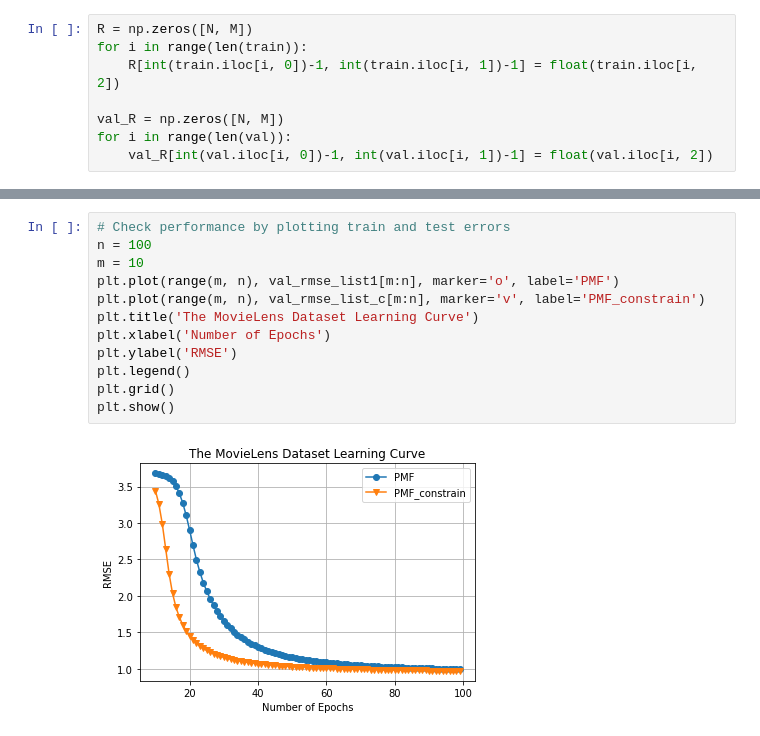
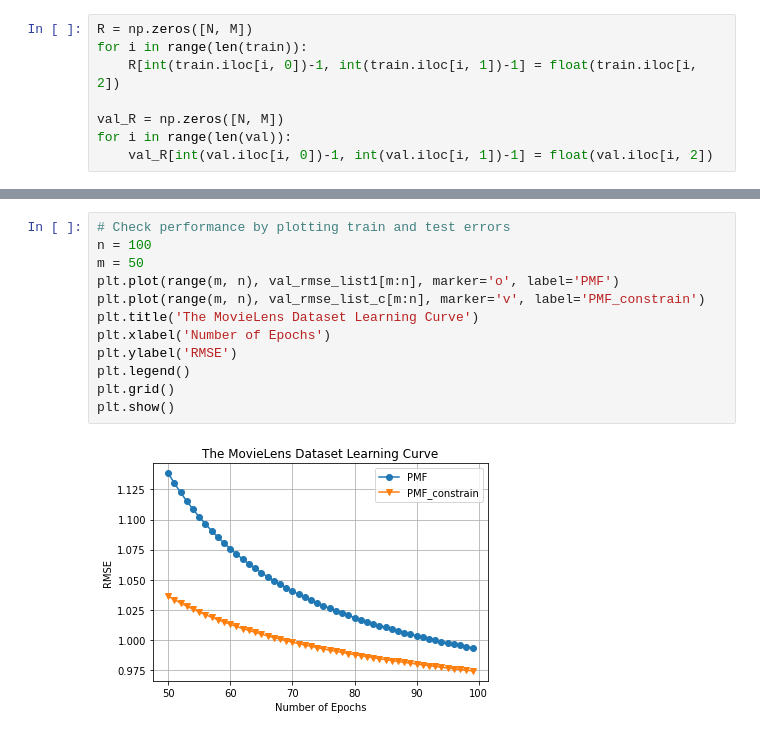
Before and after one commit to JeonJaeHyeong/2022_summer, a Jupyter notebook: cpmf.ipynb, the cells around one changed output, grey strips where cells are left out. Drawn from its saved outputs; the diff is of its cells as text.

```diff
--- a/cpmf.ipynb
+++ b/cpmf.ipynb
@@ -210,14 +210,14 @@ plt.show()
 # %%
 # Check performance by plotting train and test errors
 n = 100
-m = 10
+m = 50
 plt.plot(range(m, n), val_rmse_list1[m:n], marker='o', label='PMF')
 plt.plot(range(m, n), val_rmse_list_c[m:n], marker='v', label='PMF_constrain')
 plt.title('The MovieLens Dataset Learning Curve')
 plt.xlabel('Number of Epochs')
 plt.ylabel('RMSE')
 plt.legend()
 plt.grid()
 plt.show()
 # %% [output]
-[figure, old version]
+[figure, new version]
```
Also changed, not shown: parts of 6 cells of this notebook, 3 other files.
